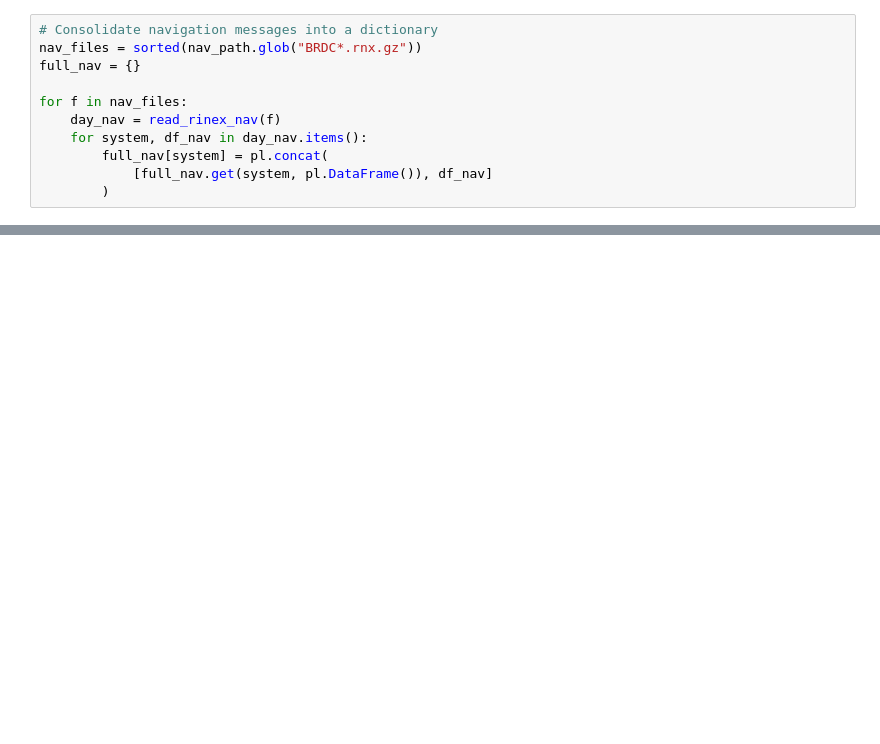
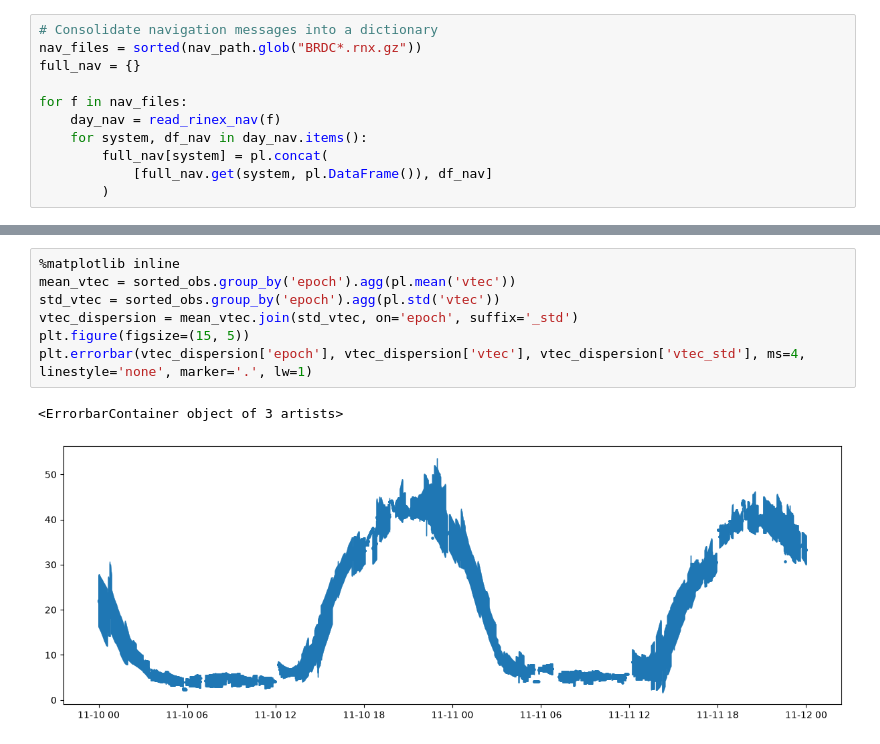
Before and after one commit to FedeSS99/CNF-2026, a Jupyter notebook: batch-pytecgg.ipynb, the cells around one changed output, grey strips where cells are left out. Cells and saved outputs as stored; diff of their text form; blank space fills up the shorter version.

```diff
--- a/batch-pytecgg.ipynb
+++ b/batch-pytecgg.ipynb
@@ -218,0 +430,10 @@ skip; taking too long
+# %%
+%matplotlib inline
+mean_vtec = sorted_obs.group_by('epoch').agg(pl.mean('vtec'))
+std_vtec = sorted_obs.group_by('epoch').agg(pl.std('vtec'))
+vtec_dispersion = mean_vtec.join(std_vtec, on='epoch', suffix='_std')
+plt.figure(figsize=(15, 5))
+plt.errorbar(vtec_dispersion['epoch'], vtec_dispersion['vtec'], vtec_dispersion['vtec_std'], ms=4, linestyle='none', marker='.', lw=1)
+# %% [output]
+<ErrorbarContainer object of 3 artists>
+[figure, added]
```
Also changed, not shown: parts of 17 cells of this notebook.
